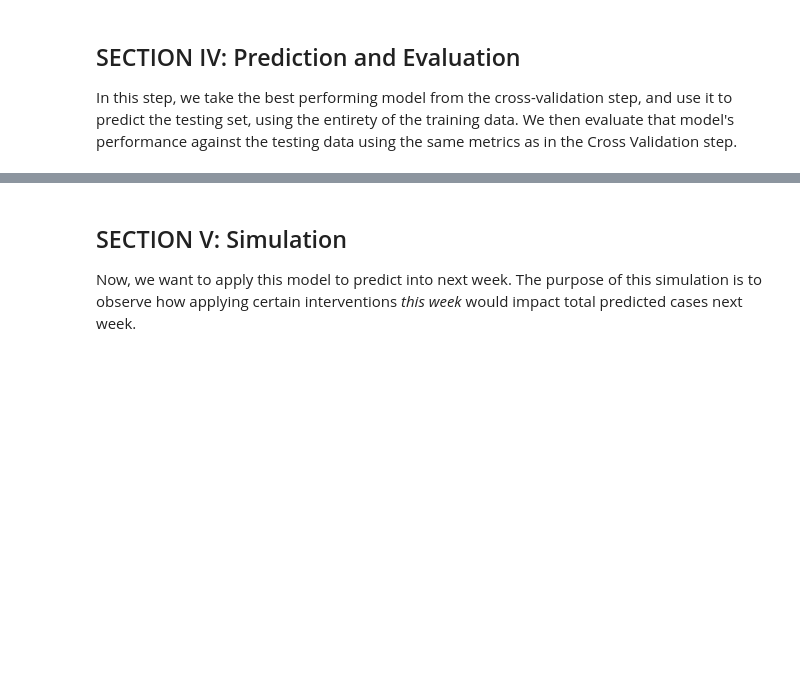
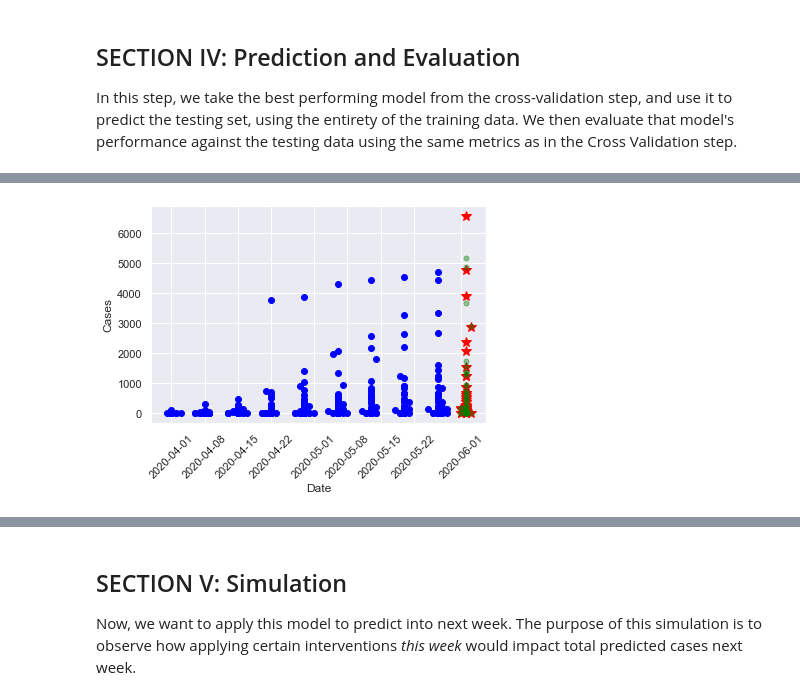
Before and after one commit to christi-liongson/covid_decarceration, a Jupyter notebook: analysis/prison_data_processing.ipynb, the cells around one changed output, grey strips where cells are left out. Saved outputs shown, nothing was run; the diff lists cells and outputs as text; code cells hidden in the pictures; blank space fills up the shorter version.

```diff
--- a/analysis/prison_data_processing.ipynb
+++ b/analysis/prison_data_processing.ipynb
@@ -754,0 +682,4 @@ print(len(total_features))
+# %%
+# Removing new_prisoner_cases from the model
+pha.predict_and_evaluate(train, test, 'total', best_models, features=FEATURES, target=TARGET, drop_features=['new_prisoner_cases'])
+# %% [output]
@@ -754,0 +688 @@ print(len(total_features))
+[figure, added]
```
Also changed, not shown: parts of 25 cells of this notebook, 2 other files.
